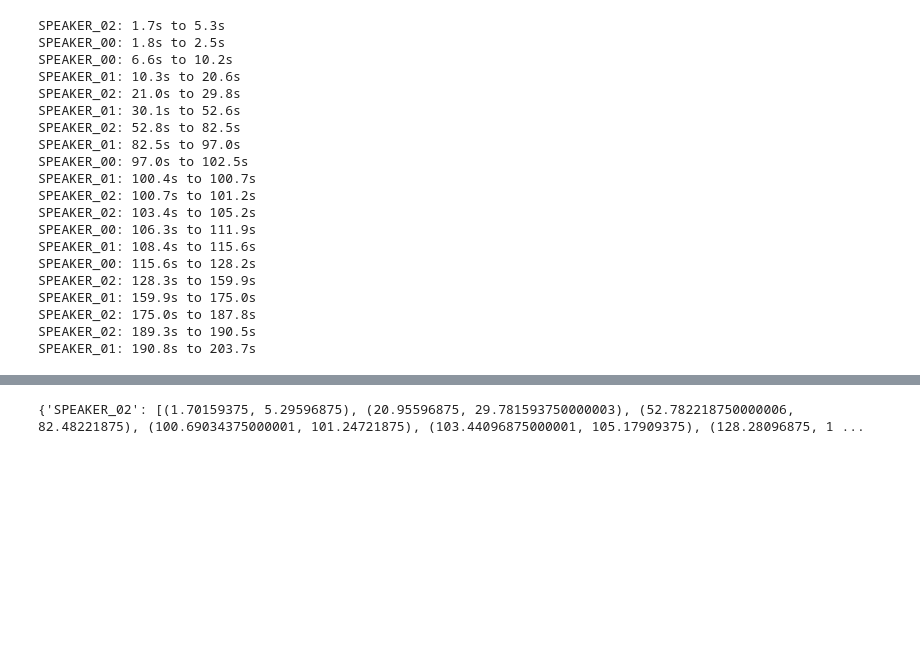
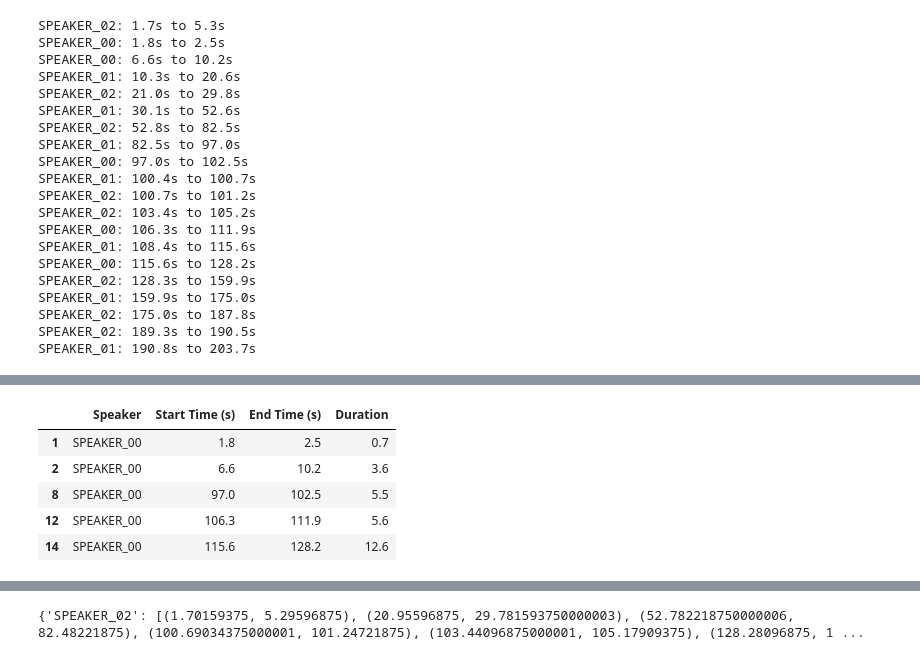
Before and after one commit to Kevin002023/machine_learning, a Jupyter notebook: project.ipynb, the cells around one changed output, grey strips where cells are left out. Cells and saved outputs as stored; diff of their text form; code cells hidden in the pictures; blank space fills up the shorter version.

```diff
--- a/project.ipynb
+++ b/project.ipynb
@@ -114,0 +162,19 @@ SPEAKER_01: 190.8s to 203.7s
+# %%
+#create separate datafrmae for each speaker
+#speaker_00
+speaker_0_df = speaker_df[speaker_df["Speaker"] == "SPEAKER_00"]
+
+#speaker_01
+speaker_1_df = speaker_df[speaker_df["Speaker"] == "SPEAKER_01"]
+
+#speaker_02
+speaker_2_df = speaker_df[speaker_df["Speaker"] == "SPEAKER_02"]
+
+speaker_0_df
+# %% [output]
+|  | Speaker | Start Time (s) | End Time (s) | Duration |
+| 1 | SPEAKER_00 | 1.8 | 2.5 | 0.7 |
+| 2 | SPEAKER_00 | 6.6 | 10.2 | 3.6 |
+| 8 | SPEAKER_00 | 97.0 | 102.5 | 5.5 |
+| 12 | SPEAKER_00 | 106.3 | 111.9 | 5.6 |
+| 14 | SPEAKER_00 | 115.6 | 128.2 | 12.6 |
```
Also changed, not shown: parts of 6 cells of this notebook.
